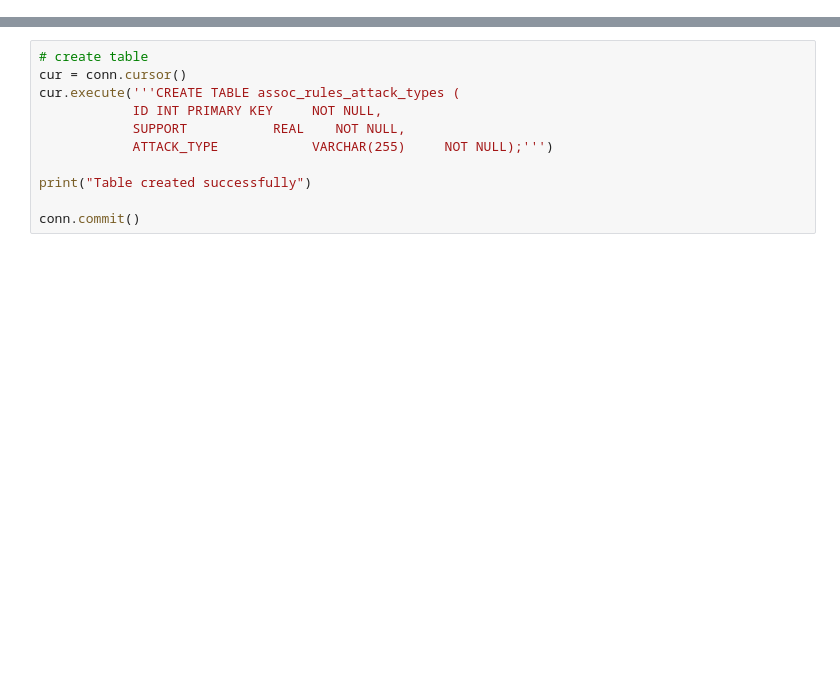
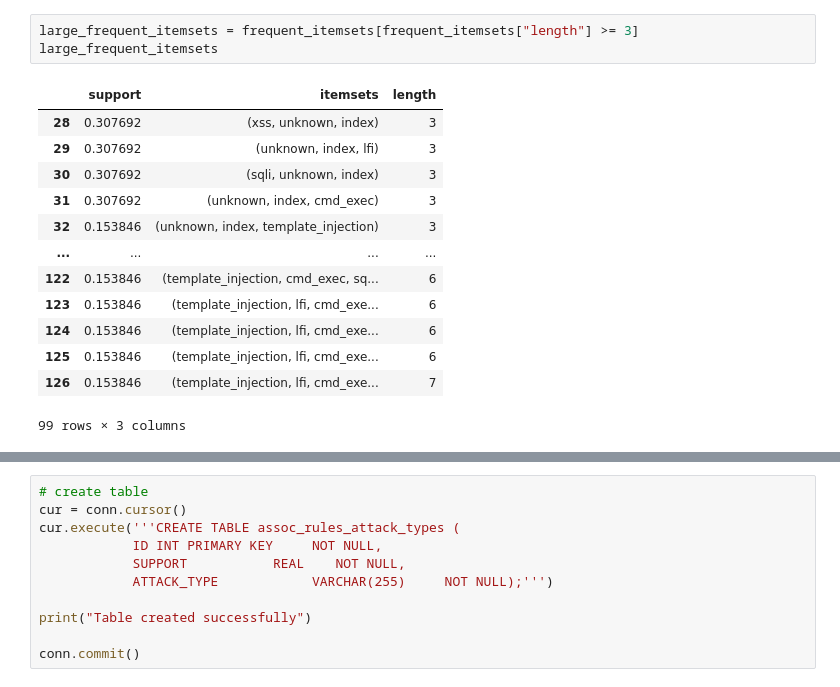
Before and after one commit to yehezkiel1086/ml-web-honeypot, a Jupyter notebook: data-mining/assoc_rules_attack_types.ipynb, the cells around one changed output, grey strips where cells are left out. Cells and saved outputs as stored; diff of their text form; blank space fills up the shorter version.

```diff
--- a/data-mining/assoc_rules_attack_types.ipynb
+++ b/data-mining/assoc_rules_attack_types.ipynb
@@ -122,3 +103,20 @@ frequent_itemsets.head(20)
+# %%
+large_frequent_itemsets = frequent_itemsets[frequent_itemsets["length"] >= 3]
+large_frequent_itemsets
+# %% [output]
+|  | support | itemsets | length |
+| 28 | 0.307692 | (xss, unknown, index) | 3 |
+| 29 | 0.307692 | (unknown, index, lfi) | 3 |
+| 30 | 0.307692 | (sqli, unknown, index) | 3 |
+| 31 | 0.307692 | (unknown, index, cmd_exec) | 3 |
+| 32 | 0.153846 | (unknown, index, template_injection) | 3 |
+| ... | ... | ... | ... |
+| 122 | 0.153846 | (template_injection, cmd_exec, sq... | 6 |
+| 123 | 0.153846 | (template_injection, lfi, cmd_exe... | 6 |
+| 124 | 0.153846 | (template_injection, lfi, cmd_exe... | 6 |
+| 125 | 0.153846 | (template_injection, lfi, cmd_exe... | 6 |
+| 126 | 0.153846 | (template_injection, lfi, cmd_exe... | 7 |
+99 rows × 3 columns
 # %%
 import psycopg2
 
```
Also changed, not shown: parts of 8 cells of this notebook.
